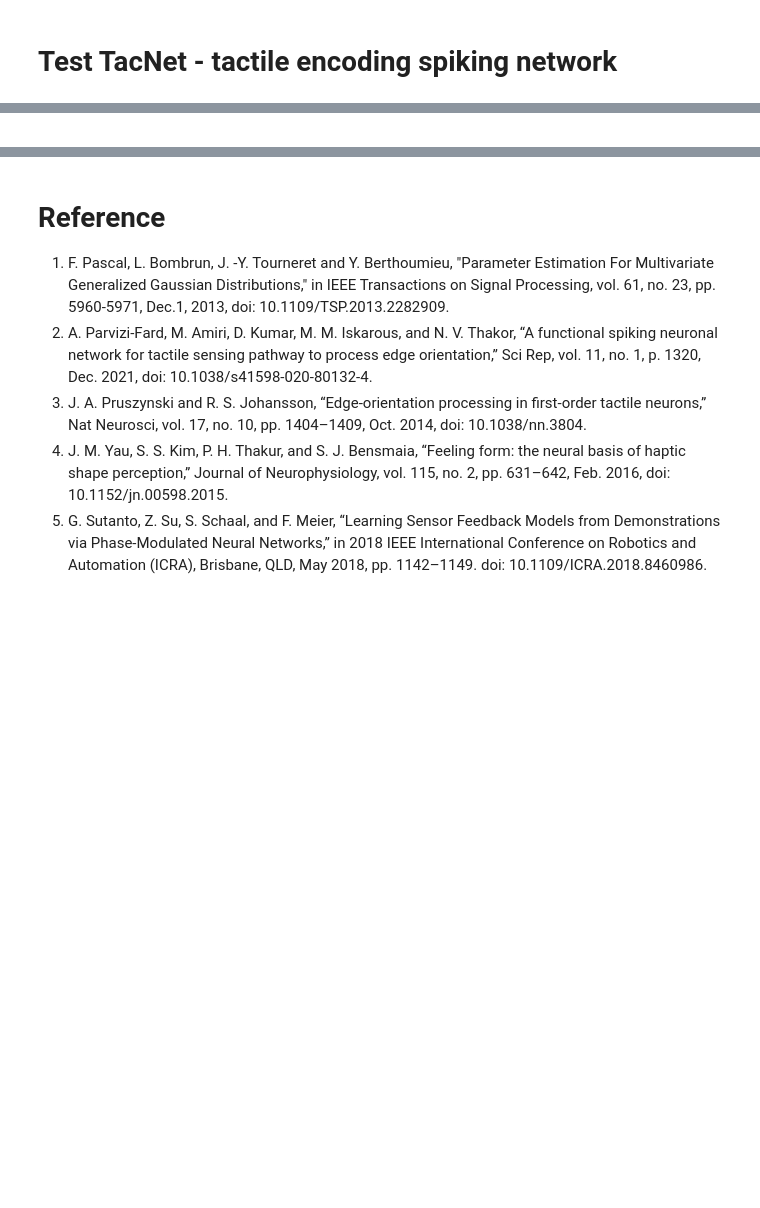
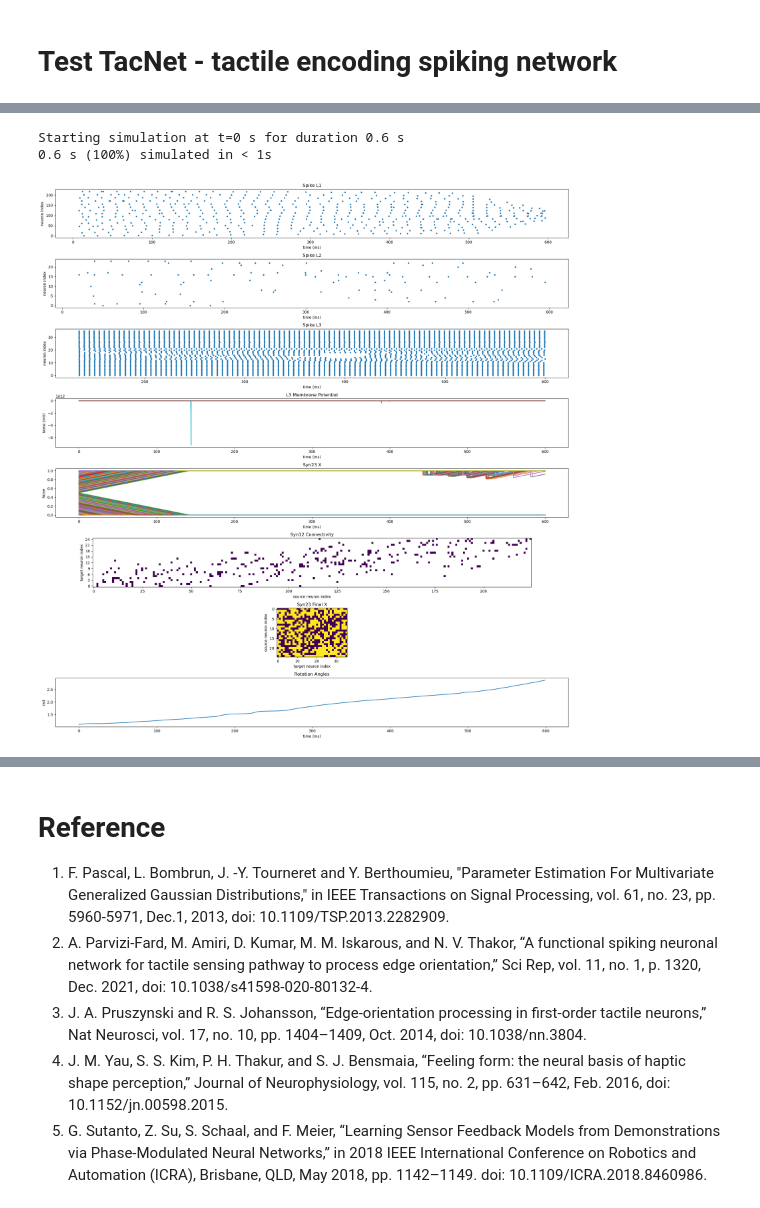
Before and after one commit to wngfra/tac3d, a Jupyter notebook: tacsense/brian_simulate.ipynb, the cells around one changed output, grey strips where cells are left out. Drawn from its saved outputs; the diff is of its cells as text; code cells hidden in the pictures; blank space fills up the shorter version.

```diff
--- a/tacsense/brian_simulate.ipynb
+++ b/tacsense/brian_simulate.ipynb
@@ -6,9 +6,10 @@ import matplotlib.pyplot as plt
 
 from brian2 import *
 from brian2tools import brian_plot, plot_state
-from matplotlib import animation
+from IPython.display import HTML
 
 from TacNet import TacNet
+from utils import display_video
 
 
 set_device('cpp_standalone')
@@ -16,16 +17,34 @@ set_device('cpp_standalone')
 BrianLogger.suppress_hierarchy('brian2.codegen')
 # Suppress preference messages even in the log file
 BrianLogger.suppress_hierarchy('brian2.core.preferences', filter_log_file=True)
+
+def wrap2pi(angles):
+    theta = np.array(angles)
+    theta = theta.reshape(-1)
+    n = np.floor(theta/np.pi)
+    return theta - n*np.pi
+
+def extend_dataset(data, labels, n=1, crop=None):
+    if not isinstance((data, labels), (np.ndarray, np.ndarray)):
+        data = np.asarray(data)
+        labels = np.asarray(labels)
+
+    if crop is not None:
+        data = data[:crop, :, :]
+        labels = labels[:crop, ]
+
+    return np.repeat(data, n, axis=0), np.repeat(labels, n, axis=0)
 # %% [markdown]
 # Test TacNet - tactile encoding spiking network
 # %%
 dt = 1*ms
+site_name = 'sharp_site'
 
 # Load dataset
 dataset = np.load("../data/touch.pkl", allow_pickle=True)
-sensordata = dataset['sharp_site']['sensordata']
-orientations = dataset['sharp_site']['orientations']
-data = np.asarray(sensordata)
+sensordata = dataset[site_name]['sensordata']
+rot_orientations = dataset[site_name]['orientations']
+data, orientations = extend_dataset(sensordata, rot_orientations, n=1, crop=600)
 
 # Convert values to spikes
 length, height, width = data.shape
@@ -39,12 +58,12 @@ else:
     initiated = True
 
 duration = I.values.shape[0]*dt
-num_neurons = [height*width, 25, 12]
+num_neurons = [height*width, 25, 36]
 model = TacNet(num_neurons)
 mons = model.run(I, duration)
 
 # Plot results
-fig, axs = plt.subplots(7, 1, figsize=(20, 21))
+fig, axs = plt.subplots(8, 1, figsize=(20, 21))
 for i in range(3):
     axs[i].set_title('Spike L'+str(i+1))
     brian_plot(mons['SpikeMonitor_L'+str(i+1)], axes=axs[i])
@@ -59,7 +78,11 @@ brian_plot(model.net['Syn12'], axes=axs[5])
 axs[6].set_title('Syn23 Final X')
 axs[6].set_xlabel('target neuron index')
 axs[6].set_ylabel('source neuron index')
-axs[6].imshow(model.net['Syn23'].X_[:].reshape(
-    (num_neurons[1], num_neurons[2])))
+axs[6].imshow(model.net['Syn23'].X_[:].reshape((num_neurons[1], num_neurons[2])))
+axs[7].plot(wrap2pi(orientations))
+axs[7].set_title('Rotation Angles')
+axs[7].set_xlabel('time (ms)')
+axs[7].set_ylabel('rad')
 plt.tight_layout()
 plt.show()
+# %% [output]
@@ -66,5 +109,3 @@ plt.show()
+Starting simulation at t=0 s for duration 0.6 s
+0.6 s (100%) simulated in < 1s
+[figure, added]
-# %% [markdown]
-<!--
- Copyright 2023 wngfra.
- SPDX-License-Identifier: Apache-2.0
--->
```
Also changed, not shown: parts of 4 cells of this notebook, 5 other files.
